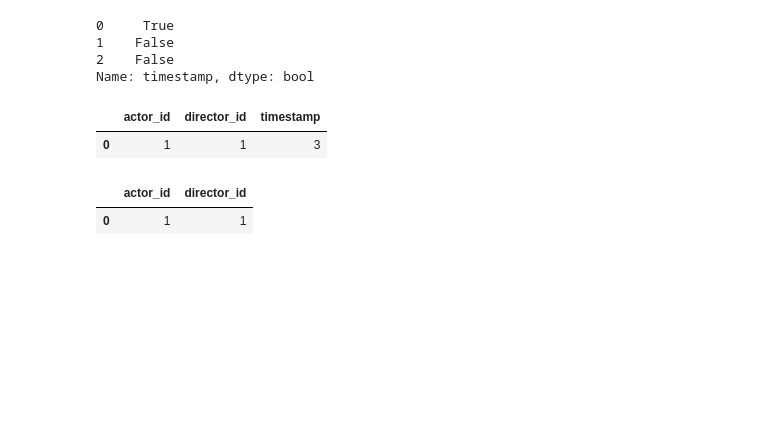
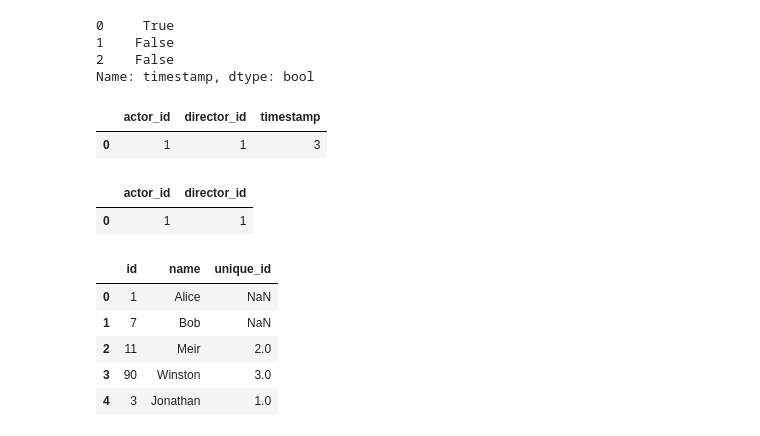
Before and after one commit to jjoseph-anderson/LeetCode, a Jupyter notebook: Rough_Work.ipynb, the cells around one changed output. Saved outputs shown, nothing was run; the diff lists cells and outputs as text; code cells hidden in the pictures; blank space fills up the shorter version.

```diff
--- a/Rough_Work.ipynb
+++ b/Rough_Work.ipynb
@@ -824,3 +824,12 @@ employees = pd.DataFrame({ "id": [1, 7, 11, 90, 3],
 
 employee_uni = pd.DataFrame({ "id": [3, 11, 90],
                               "unique_id": [1, 2, 3] })
+# %%
+pd.merge(employees, employee_uni, on='id', how='left')
+# %% [output]
+|  | id | name | unique_id |
+| 0 | 1 | Alice | NaN |
+| 1 | 7 | Bob | NaN |
+| 2 | 11 | Meir | 2.0 |
+| 3 | 90 | Winston | 3.0 |
+| 4 | 3 | Jonathan | 1.0 |
```
Also changed, not shown: 1 other file.
